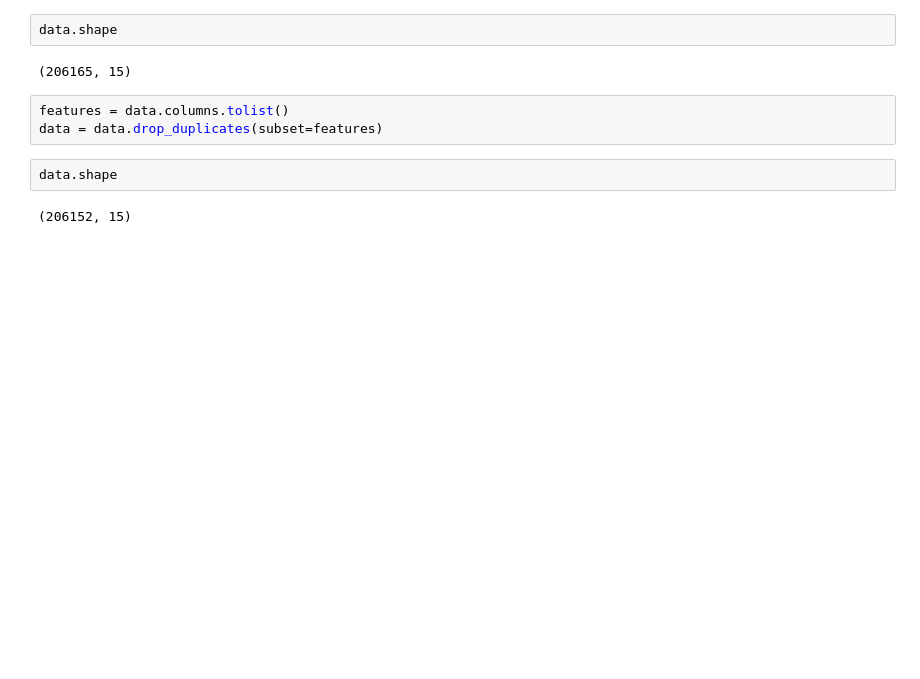
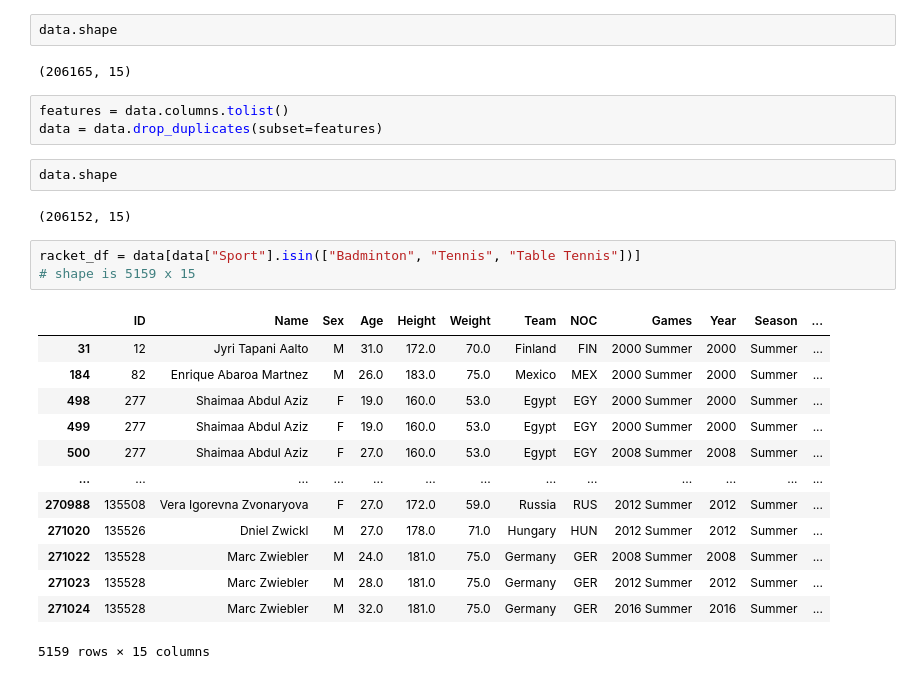
Before and after one commit to vp0716/Olympics, a Jupyter notebook: Olympics.ipynb, the cells around one changed output. Drawn from its saved outputs; the diff is of its cells as text; blank space fills up the shorter version.

```diff
--- a/Olympics.ipynb
+++ b/Olympics.ipynb
@@ -147,3 +150,20 @@ data = data.drop_duplicates(subset=features)
 data.shape
 # %% [output]
 (206152, 15)
+# %%
+racket_df = data[data["Sport"].isin(["Badminton", "Tennis", "Table Tennis"])]
+# shape is 5159 x 15
+# %% [output]
+|  | ID | Name | Sex | Age | Height | Weight | Team | NOC | Games | Year | Season | ... |
+| 31 | 12 | Jyri Tapani Aalto | M | 31.0 | 172.0 | 70.0 | Finland | FIN | 2000 Summer | 2000 | Summer | ... |
+| 184 | 82 | Enrique Abaroa Martnez | M | 26.0 | 183.0 | 75.0 | Mexico | MEX | 2000 Summer | 2000 | Summer | ... |
+| 498 | 277 | Shaimaa Abdul Aziz | F | 19.0 | 160.0 | 53.0 | Egypt | EGY | 2000 Summer | 2000 | Summer | ... |
+| 499 | 277 | Shaimaa Abdul Aziz | F | 19.0 | 160.0 | 53.0 | Egypt | EGY | 2000 Summer | 2000 | Summer | ... |
+| 500 | 277 | Shaimaa Abdul Aziz | F | 27.0 | 160.0 | 53.0 | Egypt | EGY | 2008 Summer | 2008 | Summer | ... |
+| ... | ... | ... | ... | ... | ... | ... | ... | ... | ... | ... | ... | ... |
+| 270988 | 135508 | Vera Igorevna Zvonaryova | F | 27.0 | 172.0 | 59.0 | Russia | RUS | 2012 Summer | 2012 | Summer | ... |
+| 271020 | 135526 | Dniel Zwickl | M | 27.0 | 178.0 | 71.0 | Hungary | HUN | 2012 Summer | 2012 | Summer | ... |
+| 271022 | 135528 | Marc Zwiebler | M | 24.0 | 181.0 | 75.0 | Germany | GER | 2008 Summer | 2008 | Summer | ... |
+| 271023 | 135528 | Marc Zwiebler | M | 28.0 | 181.0 | 75.0 | Germany | GER | 2012 Summer | 2012 | Summer | ... |
+| 271024 | 135528 | Marc Zwiebler | M | 32.0 | 181.0 | 75.0 | Germany | GER | 2016 Summer | 2016 | Summer | ... |
+5159 rows × 15 columns
```
Also changed, not shown: parts of 9 cells of this notebook.
